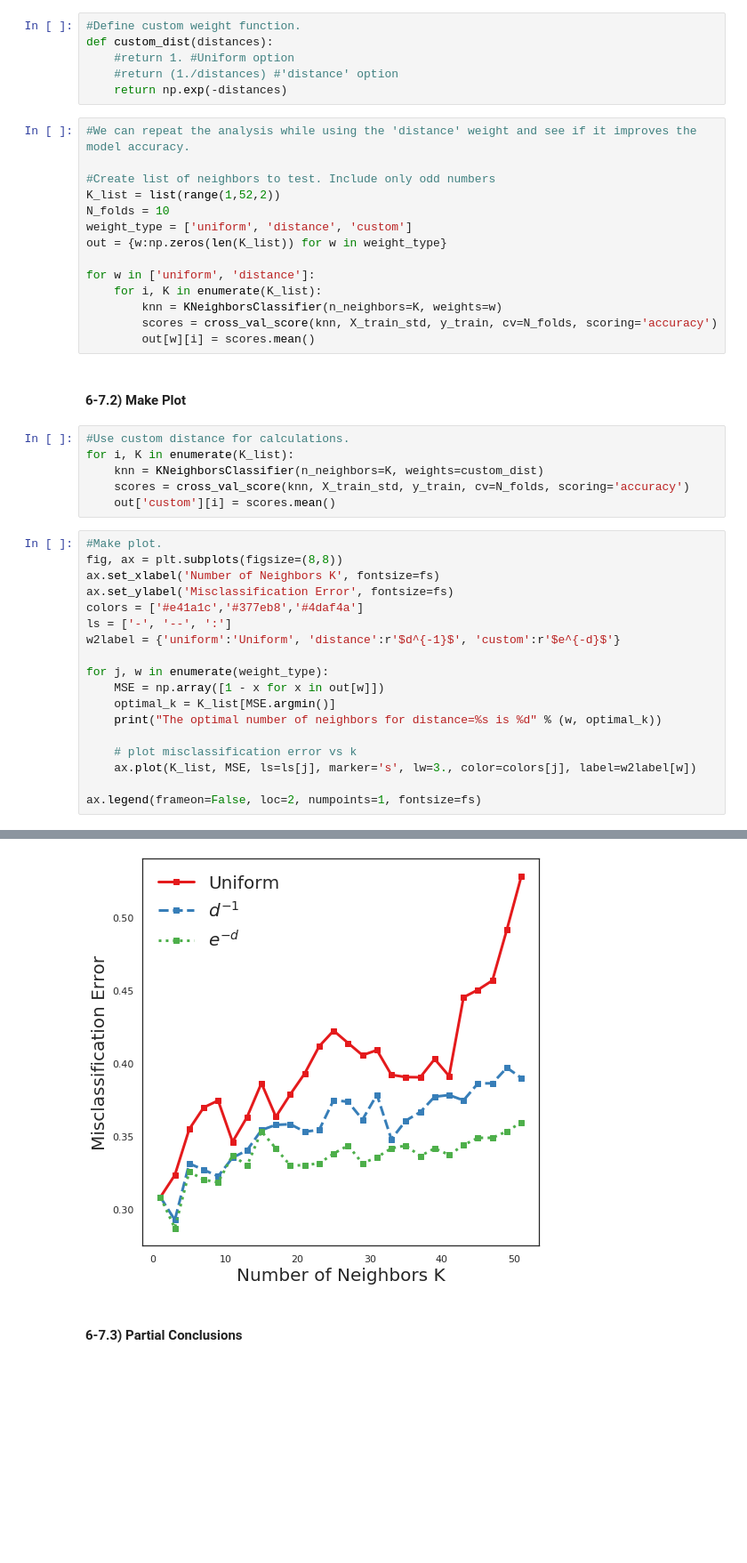
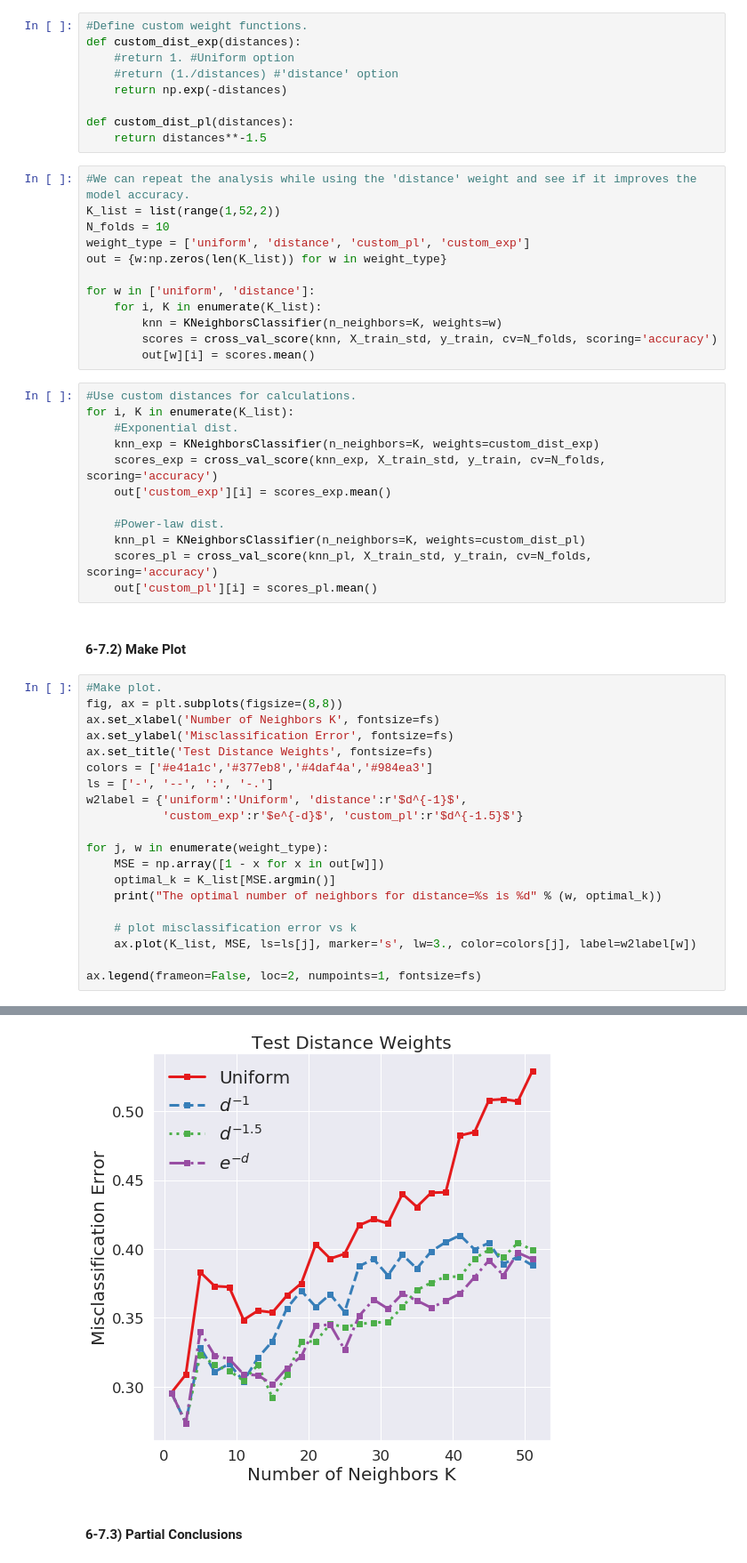
Before and after one commit to Heringer-Epson/Lantern, a Jupyter notebook: course_python/assignment_9/Session_9_assignment_Epson.ipynb, the cells around one changed output, grey strips where cells are left out. Shown at 89% size. Cells and saved outputs as stored; diff of their text form; blank space fills up the shorter version.

```diff
--- a/course_python/assignment_9/Session_9_assignment_Epson.ipynb
+++ b/course_python/assignment_9/Session_9_assignment_Epson.ipynb
@@ -489,18 +254,19 @@ Text(0, 0.5, 'Misclassification Error')
 # %% [markdown]
 #### 6-7.1) Calculations
 # %%
-#Define custom weight function.
-def custom_dist(distances):
+#Define custom weight functions.
+def custom_dist_exp(distances):
     #return 1. #Uniform option
     #return (1./distances) #'distance' option
     return np.exp(-distances)
+
+def custom_dist_pl(distances):
+    return distances**-1.5
 # %%
 #We can repeat the analysis while using the 'distance' weight and see if it improves the model accuracy.
-
-#Create list of neighbors to test. Include only odd numbers
 K_list = list(range(1,52,2))
 N_folds = 10
-weight_type = ['uniform', 'distance', 'custom']
+weight_type = ['uniform', 'distance', 'custom_pl', 'custom_exp']
 out = {w:np.zeros(len(K_list)) for w in weight_type}
 
 for w in ['uniform', 'distance']:
@@ -508,22 +274,30 @@ for w in ['uniform', 'distance']:
         knn = KNeighborsClassifier(n_neighbors=K, weights=w)
         scores = cross_val_score(knn, X_train_std, y_train, cv=N_folds, scoring='accuracy')
         out[w][i] = scores.mean()
+# %%
+#Use custom distances for calculations.
+for i, K in enumerate(K_list):
+    #Exponential dist.
+    knn_exp = KNeighborsClassifier(n_neighbors=K, weights=custom_dist_exp)
+    scores_exp = cross_val_score(knn_exp, X_train_std, y_train, cv=N_folds, scoring='accuracy')
+    out['custom_exp'][i] = scores_exp.mean()
+
+    #Power-law dist.
+    knn_pl = KNeighborsClassifier(n_neighbors=K, weights=custom_dist_pl)
+    scores_pl = cross_val_score(knn_pl, X_train_std, y_train, cv=N_folds, scoring='accuracy')
+    out['custom_pl'][i] = scores_pl.mean()
 # %% [markdown]
 #### 6-7.2) Make Plot
-# %%
-#Use custom distance for calculations.
-for i, K in enumerate(K_list):
-    knn = KNeighborsClassifier(n_neighbors=K, weights=custom_dist)
-    scores = cross_val_score(knn, X_train_std, y_train, cv=N_folds, scoring='accuracy')
-    out['custom'][i] = scores.mean()
 # %%
 #Make plot.
 fig, ax = plt.subplots(figsize=(8,8))
 ax.set_xlabel('Number of Neighbors K', fontsize=fs)
 ax.set_ylabel('Misclassification Error', fontsize=fs)
-colors = ['#e41a1c','#377eb8','#4daf4a']
-ls = ['-', '--', ':']
-w2label = {'uniform':'Uniform', 'distance':r'$d^{-1}$', 'custom':r'$e^{-d}$'}
+ax.set_title('Test Distance Weights', fontsize=fs)
+colors = ['#e41a1c','#377eb8','#4daf4a','#984ea3']
+ls = ['-', '--', ':', '-.']
+w2label = {'uniform':'Uniform', 'distance':r'$d^{-1}$',
+           'custom_exp':r'$e^{-d}$', 'custom_pl':r'$d^{-1.5}$'}
 
 for j, w in enumerate(weight_type):
     MSE = np.array([1 - x for x in out[w]])
@@ -541,5 +316,5 @@ The optimal number of neighbors for distance=custom is 3
 <matplotlib.legend.Legend at 0x...>
-[figure, old version]
+[figure, new version]
 # %% [markdown]
 #### 6-7.3) Partial Conclusions
 # %% [markdown]
```
Also changed, not shown: parts of 47 cells of this notebook.
